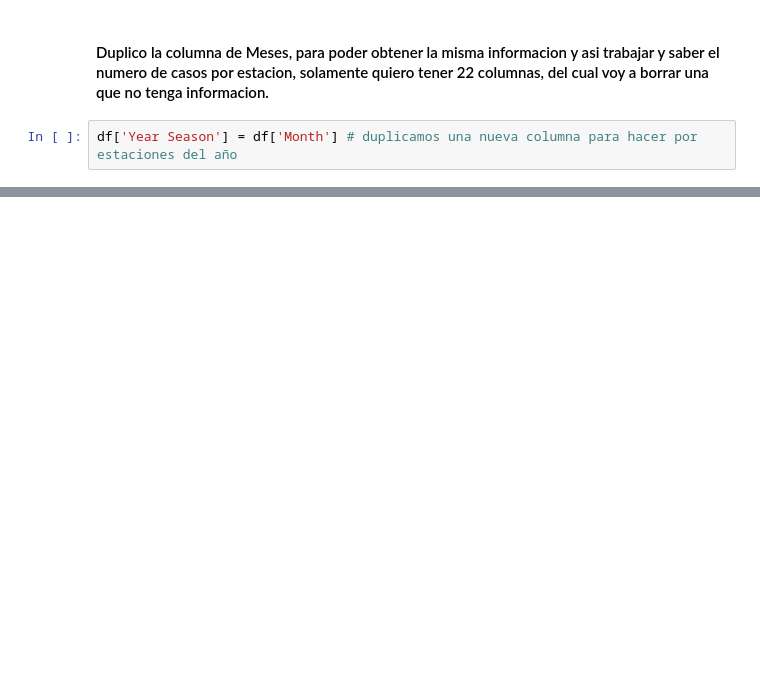
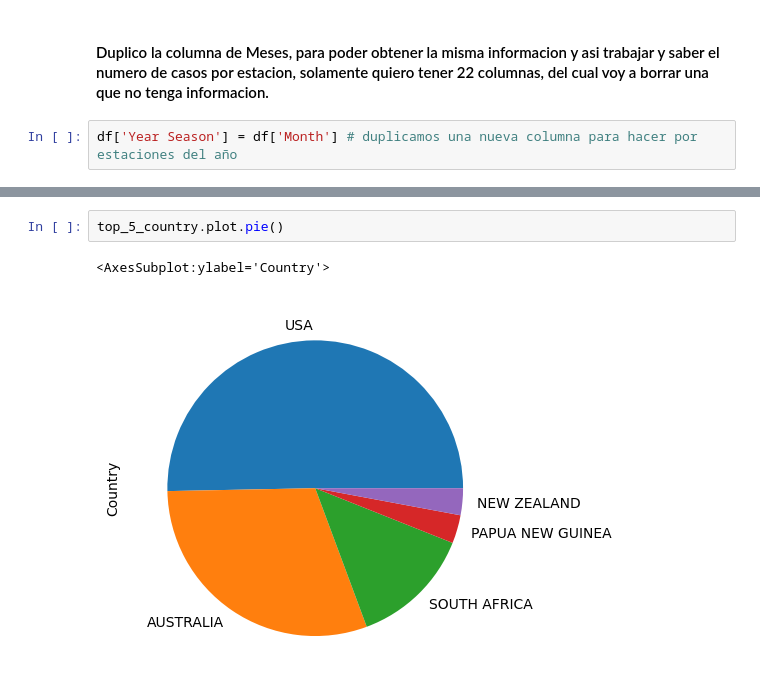
Before and after one commit to JesusGuardiaRamirez/Proyecto_Sharks-DataCleaning, a Jupyter notebook: ULTIMO SHARK.ipynb, the cells around one changed output, grey strips where cells are left out. Cells and saved outputs as stored; diff of their text form; blank space fills up the shorter version.

```diff
--- a/ULTIMO SHARK.ipynb
+++ b/ULTIMO SHARK.ipynb
@@ -195,0 +278,5 @@ df['Year Season'] = df['Month'] # duplicamos una nueva columna para hacer por es
+# %%
+top_5_country.plot.pie()
+# %% [output]
+<AxesSubplot:ylabel='Country'>
+[figure, added]
```
Also changed, not shown: parts of 18 cells of this notebook, 1 other file.
